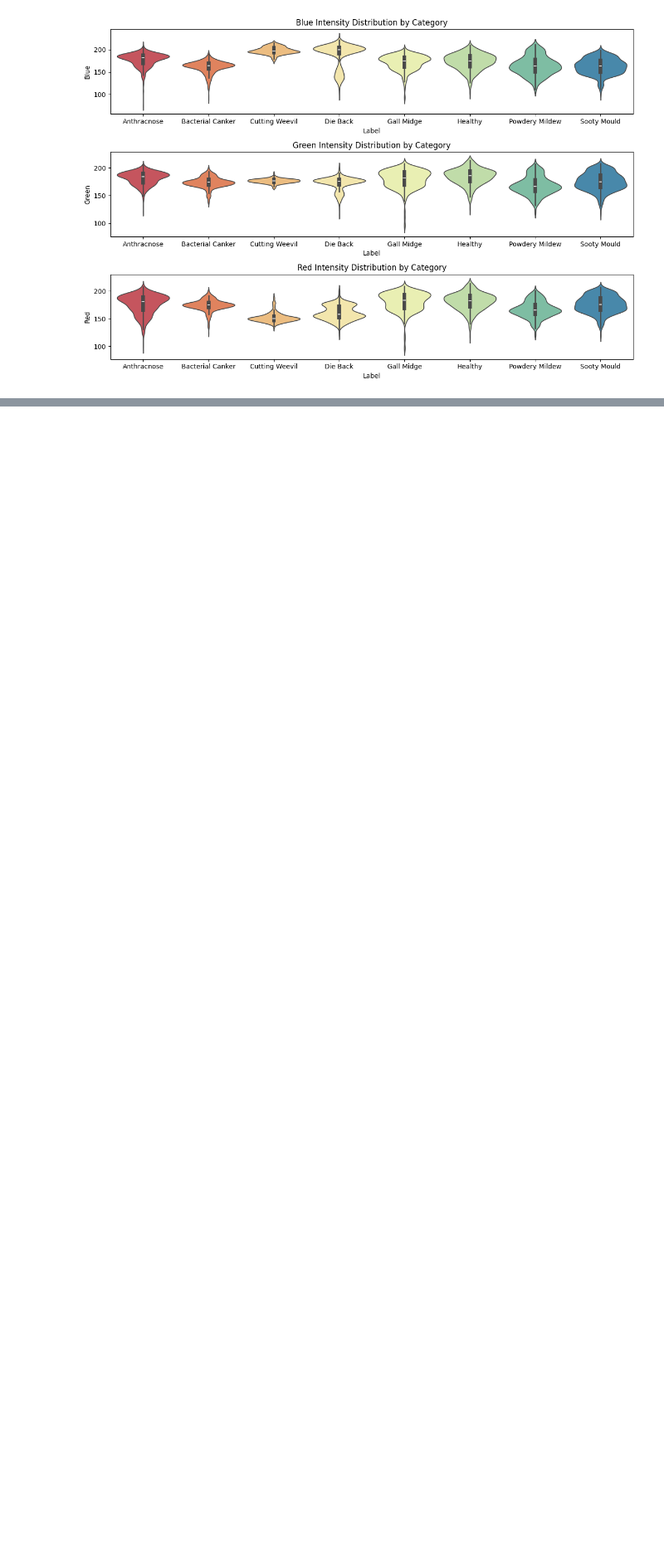
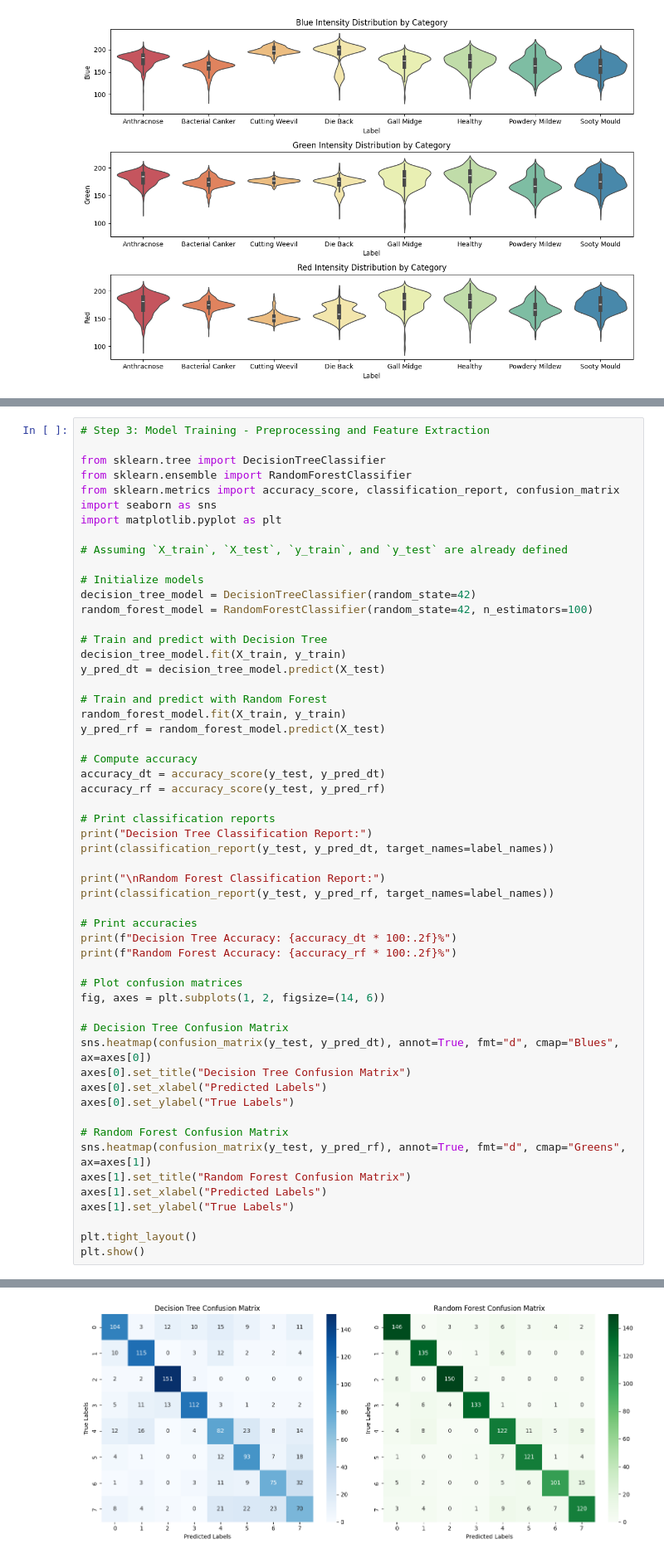
Before and after one commit to EganStark/CSE475-Lab-Works, a Jupyter notebook: LAB01_Decision_Tree_and_Random_Forest.ipynb, the cells around one changed output, grey strips where cells are left out. Shown: that part at 83% size. Drawn from its saved outputs; the diff is of its cells as text; blank space fills up the shorter version.

```diff
--- a/LAB01_Decision_Tree_and_Random_Forest.ipynb
+++ b/LAB01_Decision_Tree_and_Random_Forest.ipynb
@@ -216,0 +210,56 @@ Bacterial Canker       0.74      0.78      0.76       148
+# %%
+# Step 3: Model Training - Preprocessing and Feature Extraction
+
+from sklearn.tree import DecisionTreeClassifier
+from sklearn.ensemble import RandomForestClassifier
+from sklearn.metrics import accuracy_score, classification_report, confusion_matrix
+import seaborn as sns
+import matplotlib.pyplot as plt
+
+# Assuming `X_train`, `X_test`, `y_train`, and `y_test` are already defined
+
+# Initialize models
+decision_tree_model = DecisionTreeClassifier(random_state=42)
+random_forest_model = RandomForestClassifier(random_state=42, n_estimators=100)
+
+# Train and predict with Decision Tree
+decision_tree_model.fit(X_train, y_train)
+y_pred_dt = decision_tree_model.predict(X_test)
+
+# Train and predict with Random Forest
+random_forest_model.fit(X_train, y_train)
+y_pred_rf = random_forest_model.predict(X_test)
+
+# Compute accuracy
+accuracy_dt = accuracy_score(y_test, y_pred_dt)
+accuracy_rf = accuracy_score(y_test, y_pred_rf)
+
+# Print classification reports
+print("Decision Tree Classification Report:")
+print(classification_report(y_test, y_pred_dt, target_names=label_names))
+
+print("\nRandom Forest Classification Report:")
+print(classification_report(y_test, y_pred_rf, target_names=label_names))
+
+# Print accuracies
+print(f"Decision Tree Accuracy: {accuracy_dt * 100:.2f}%")
+print(f"Random Forest Accuracy: {accuracy_rf * 100:.2f}%")
+
+# Plot confusion matrices
+fig, axes = plt.subplots(1, 2, figsize=(14, 6))
+
+# Decision Tree Confusion Matrix
+sns.heatmap(confusion_matrix(y_test, y_pred_dt), annot=True, fmt="d", cmap="Blues", ax=axes[0])
+axes[0].set_title("Decision Tree Confusion Matrix")
+axes[0].set_xlabel("Predicted Labels")
+axes[0].set_ylabel("True Labels")
+
+# Random Forest Confusion Matrix
+sns.heatmap(confusion_matrix(y_test, y_pred_rf), annot=True, fmt="d", cmap="Greens", ax=axes[1])
+axes[1].set_title("Random Forest Confusion Matrix")
+axes[1].set_xlabel("Predicted Labels")
+axes[1].set_ylabel("True Labels")
+
+plt.tight_layout()
+plt.show()
+# %% [output]
@@ -216,0 +283 @@ Bacterial Canker       0.74      0.78      0.76       148
+[figure, added]
```
Also changed, not shown: parts of 5 cells of this notebook.
